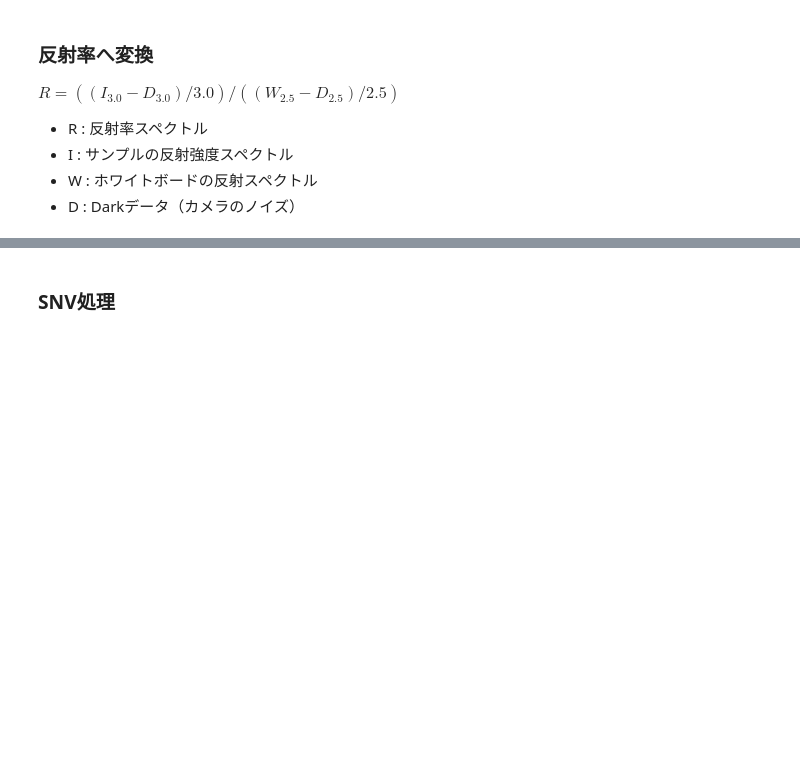
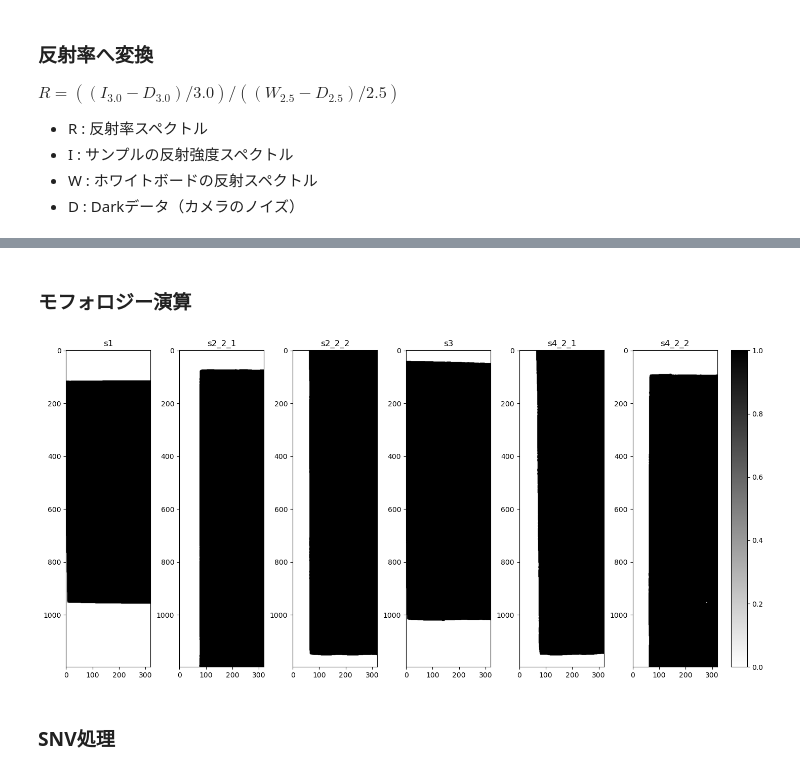
Before and after one commit to Mantis-Ryuji/NIR_Report, a Jupyter notebook: Preprocessing.ipynb, the cells around one changed output, grey strips where cells are left out. Drawn from its saved outputs; the diff is of its cells as text; code cells hidden in the pictures; blank space fills up the shorter version.

```diff
--- a/Preprocessing.ipynb
+++ b/Preprocessing.ipynb
@@ -64,6 +37,0 @@ def preprocessing(name: str):
-# %%
-name_list = ['s1', 's2_2_1', 's2_2_2', 's3', 's4_2_1', 's4_2_2']
-data_list = []
-for i in name_list:
-    data_denoised = preprocessing(i)
-    data_list.append(data_denoised)
@@ -112,0 +40,19 @@ Returning the number of logical cores instead. You can silence this warning by s
+# %%
+from sklearn.decomposition import PCA
+from skimage.filters import threshold_otsu
+
+def bgmask(data):
+    pca = PCA(n_components=1)
+    H, W, C = data.shape
+    data_pca = pca.fit_transform(data.reshape(-1, C))
+    pc_images = data_pca.reshape((H, W, 1))
+
+    binary_image = (pc_images > threshold_otsu(pc_images)).astype(int)
+
+    return binary_image
+# %%
+name_list = ['s1', 's2_2_1', 's2_2_2', 's3', 's4_2_1', 's4_2_2']
+data_list = []
+for name in name_list:
+    data = load(name)
+    data_list.append(data)
@@ -113,3 +72,27 @@ Returning the number of logical cores instead. You can silence this warning by s
+# %% [markdown]
+### モフォロジー演算
+# %%
+def label_denoise(data):
+
+    data_uint8 = data.astype(np.uint8)
+
+    kernel = np.ones((5, 5), np.uint8)
+    data_denoised = cv2.dilate(cv2.erode(data_uint8, kernel), kernel)
+
+    return data_denoised
+# %%
+labels_denoised = []
+fig, ax = plt.subplots(1, 6, figsize=(15, 7))
+ax = ax.flatten()
+for i, name, label in zip(np.arange(6), name_list, labels):
+    data = label_denoise(label)
+    labels_denoised.append(data)
+    im = ax[i].imshow(data, cmap='binary')
+    ax[i].set_title(fr'{name}')
+plt.tight_layout(rect=[0, 0, 0.96, 1])
+cbar = fig.colorbar(im, ax=ax, orientation='vertical', fraction=0.03, pad=0.02)
+# %% [output]
+[figure, added]
 # %% [markdown]
 ### SNV処理
 # %%
```
Also changed, not shown: parts of 15 cells of this notebook, 12 other files.
